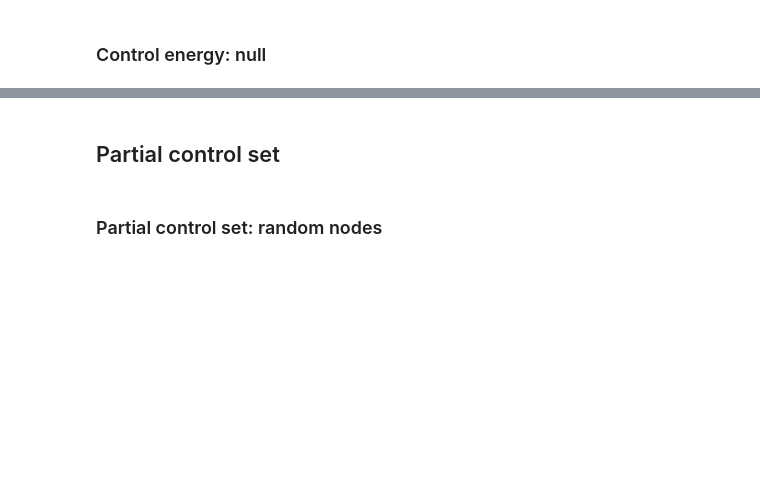
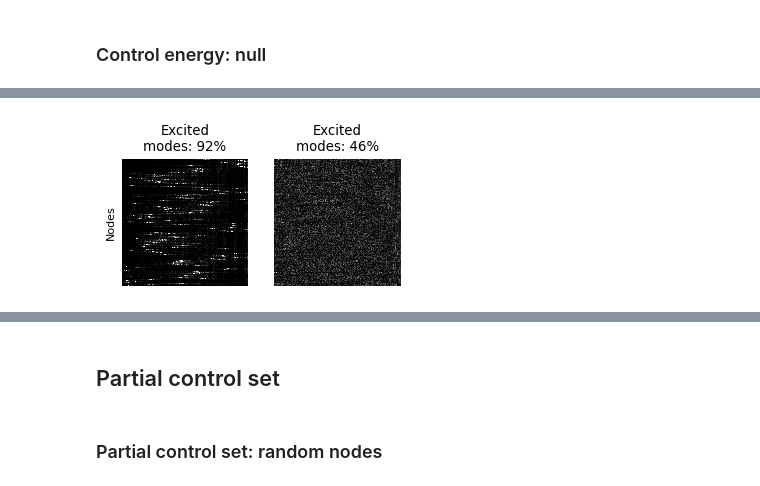
Before and after one commit to LindenParkesLab/nct_xr, a Jupyter notebook: scripts/results_optimized_control_energy.ipynb, the cells around one changed output, grey strips where cells are left out. Saved outputs shown, nothing was run; the diff lists cells and outputs as text; code cells hidden in the pictures; blank space fills up the shorter version.

```diff
--- a/scripts/results_optimized_control_energy.ipynb
+++ b/scripts/results_optimized_control_energy.ipynb
@@ -233,0 +372,26 @@ if run_null is True:
+# %%
+f, ax = plt.subplots(1, 2, figsize=(3.6, 2))
+
+thr = 0.005
+plot_data = np.abs(sorted_eigenvectors_norm).copy()
+plot_data[plot_data < thr] = 0
+sns.heatmap(plot_data, ax=ax[1], square=True, vmax=0.3, cbar=False, cmap='gray')
+ax[0].set_title('Excited\nmodes: {0}%'.format(compute_density(plot_data)))
+ax[0].set_title('Excited\nmodes: {0}%'.format(compute_density(np.round(sorted_eigenvectors_norm, 2))))
+
+plot_data = np.abs(sorted_eigenvectors_norm_opt).copy()
+plot_data[plot_data < thr] = 0
+sns.heatmap(plot_data, ax=ax[0], square=True, vmax=0.3, cbar=False, cmap='gray')
+ax[1].set_title('Excited\nmodes: {0}%'.format(compute_density(plot_data)))
+ax[1].set_title('Excited\nmodes: {0}%'.format(compute_density(np.round(sorted_eigenvectors_norm_opt, 2))))
+
+for this_ax in ax:
+    this_ax.set_xticks([])
+    this_ax.set_yticks([])
+    this_ax.set_xlabel('Eigenvectors')
+    this_ax.set_xlabel('')
+    # this_ax.set_ylabel('')
+ax[0].set_ylabel('Nodes')
+f.savefig(os.path.join(outdir, 'excited_eigenmodes.png'), dpi=600, bbox_inches="tight", pad_inches=0.01)
+# %% [output]
+[figure, added]
```
Also changed, not shown: parts of 29 cells of this notebook.
